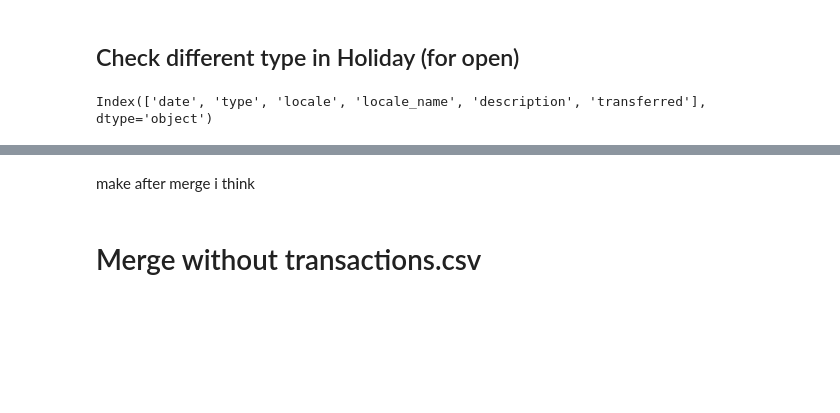
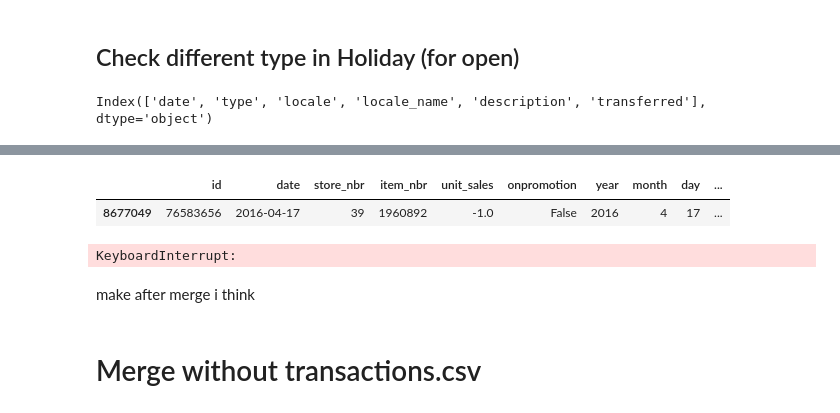
Before and after one commit to didine13/forecasting_for_sales, a Jupyter notebook: notebooks/nhouyvanisvong_data_prep_preproc.ipynb, the cells around one changed output, grey strips where cells are left out. Saved outputs shown, nothing was run; the diff lists cells and outputs as text; code cells hidden in the pictures; blank space fills up the shorter version.

Commit message:
I check if store open/close with Event/Holiday (maybe)

```diff
--- a/notebooks/nhouyvanisvong_data_prep_preproc.ipynb
+++ b/notebooks/nhouyvanisvong_data_prep_preproc.ipynb
@@ -765,3 +832,17 @@ Index(['date', 'type', 'locale', 'locale_name', 'description', 'transferred'], d
+# %%
+train_itemsp[train_itemsp['date'].dt.year == 2016]\
+            [train_itemsp['date'].dt.month == 4]\
+            [train_itemsp['date'].dt.day == 17][train_itemsp['unit_sales'] <= 0]
+# %% [output]
+|  | id | date | store_nbr | item_nbr | unit_sales | onpromotion | year | month | day | ... |
+| 8677049 | 76583656 | 2016-04-17 | 39 | 1960892 | -1.0 | False | 2016 | 4 | 17 | ... |
+# %%
+size = 0
+for date_check in holiday_data['date']:
+    size  += len(train_itemsp[train_itemsp['date'] == date_check])
+size
+# %% [output]
+KeyboardInterrupt:
 # %% [markdown]
 make after merge i think
 # %%
```
Also changed, not shown: parts of 13 cells of this notebook.
